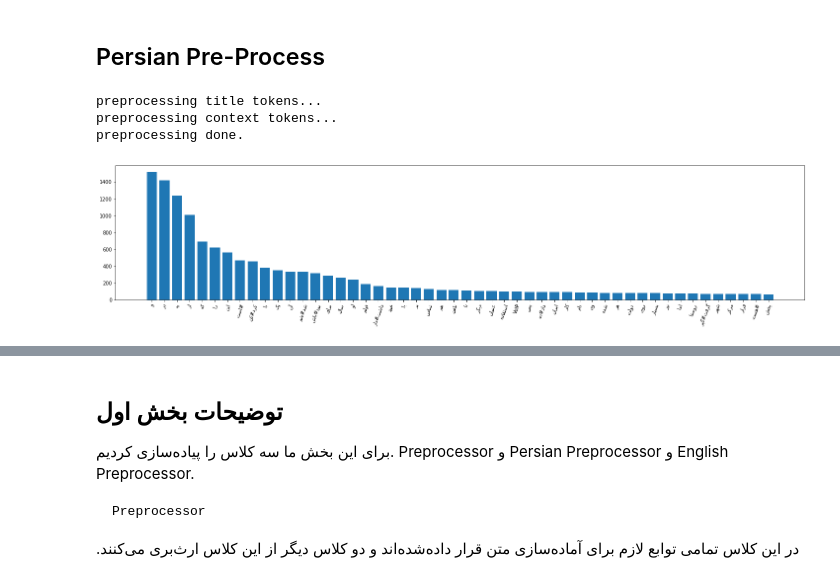
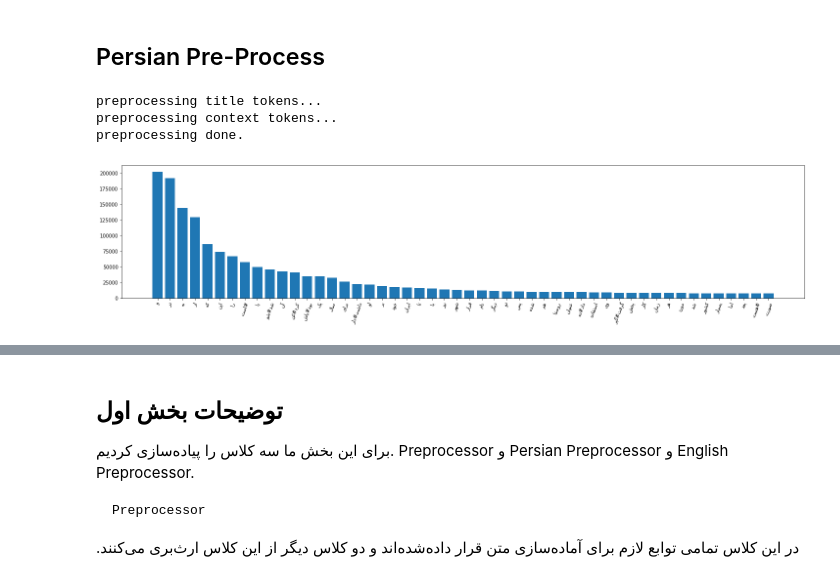
Before and after one commit to Savaw/MIR-project, a Jupyter notebook: Phase1.ipynb, the cells around one changed output, grey strips where cells are left out. Cells and saved outputs as stored; diff of their text form; code cells hidden in the pictures.

```diff
--- a/Phase1.ipynb
+++ b/Phase1.ipynb
@@ -369,7 +433,10 @@ english_stop_words: {'the': 3929, 'to': 2148, 'a': 2035, 'be': 1916, 'of': 1866,
 ## Persian Pre-Process
 # %%
 class PersianPreprocessor(Preprocessor):
-    def basic_text_preprocess(self, raw_text):
+    def basic_text_preprocess(self, raw_text, normalize=True,
+                                             remove_punctuation=True,
+                                             stem=True,
+                                             lemmatize=True):
         """Preprocesses the text with tokenization, case folding, stemming and lemmatization
 
         Parameters
@@ -383,41 +450,47 @@ class PersianPreprocessor(Preprocessor):
         """
 
         # normalize
-        normalizer = prv.Normalizer(statistical_space_correction=True)
-        normalized_text = raw_text.apply(normalizer.normalize)
-        dprint("normalized_text:", normalized_text)
+        if normalize:
+            normalizer = prv.Normalizer(statistical_space_correction=True)
+            text = raw_text.apply(normalizer.normalize)
+            dprint("normalized_text:", text)
+        else:
+            text = raw_text
 
         # tokenize
-        text_tokens = normalized_text.apply(word_tokenize)
+        text_tokens = text.apply(word_tokenize)
         dprint("after tokenization:", text_tokens)
 
         #delete punctuation
-        for p in self.punctuation:
-            text_tokens = text_tokens.apply(lambda text: [self._remove_punctuation_from_word(p, word) for word in text])
-        text_tokens = text_tokens.apply(lambda text: [word for word in text if word != ''])
-        dprint("after deleting punctuation:", text_tokens)
+        if remove_punctuation:
+            for p in self.punctuation:
+                text_tokens = text_tokens.apply(lambda text: [self._remove_punctuation_from_word(p, word) for word in text])
+            text_tokens = text_tokens.apply(lambda text: [word for word in text if word != ''])
+            dprint("after deleting punctuation:", text_tokens)
 
         #lemmatizing
-        lemmatizer = Lemmatizer()
-        text_tokens = text_tokens.apply(
-                lambda text: [lemmatizer.lemmatize(w) for w in text])
-        dprint("after lemmatizing:", text_tokens)
+        if lemmatize:
+            lemmatizer = Lemmatizer()
+            text_tokens = text_tokens.apply(
+                    lambda text: [lemmatizer.lemmatize(w) for w in text])
+            dprint("after lemmatizing:", text_tokens)
 
         #stemming
-        ps = PersianStemmer()
-        text_tokens = text_tokens.apply(
-                lambda text: [ps.run(w) for w in text])
-        dprint("after stemming:", text_tokens)
+        if stem:
+            ps = PersianStemmer()
+            text_tokens = text_tokens.apply(
+                    lambda text: [ps.run(w) for w in text])
+            dprint("after stemming:", text_tokens)
 
         return text_tokens
 # %%
-persian_preprocessor = PersianPreprocessor(farsi_txt[:100])
+persian_preprocessor = PersianPreprocessor(farsi_txt)
 persian_words_frequencies = persian_preprocessor.get_words_frequency()
 # %% [output]
 preprocessing title tokens...
 preprocessing context tokens...
 preprocessing done.
-[figure, old version]
+[figure, new version]
 # %%
 persian_stop_words_limit = 20
 persian_stop_words = persian_preprocessor.get_and_set_stop_words(persian_words_frequencies, persian_stop_words_limit)
```
Also changed, not shown: parts of 41 cells of this notebook, 2 other files.
